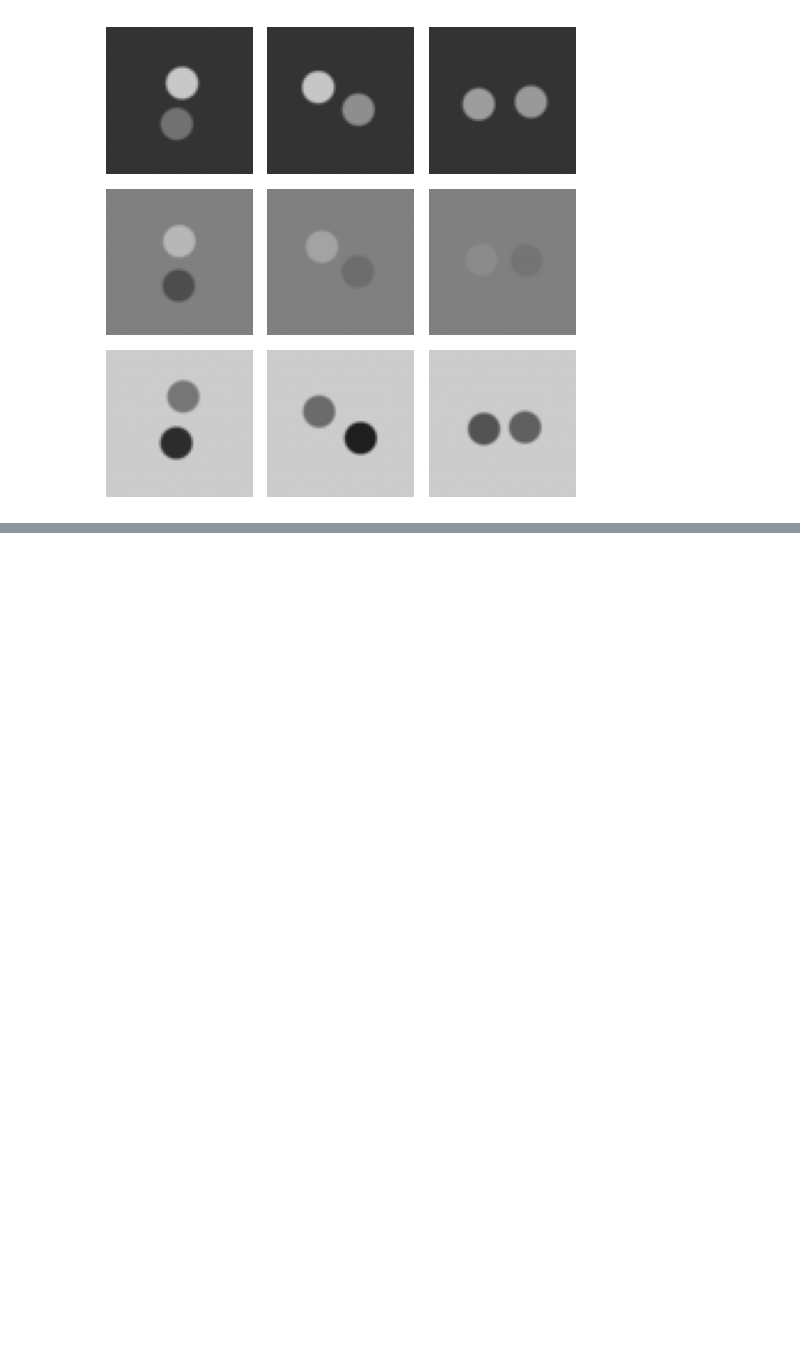
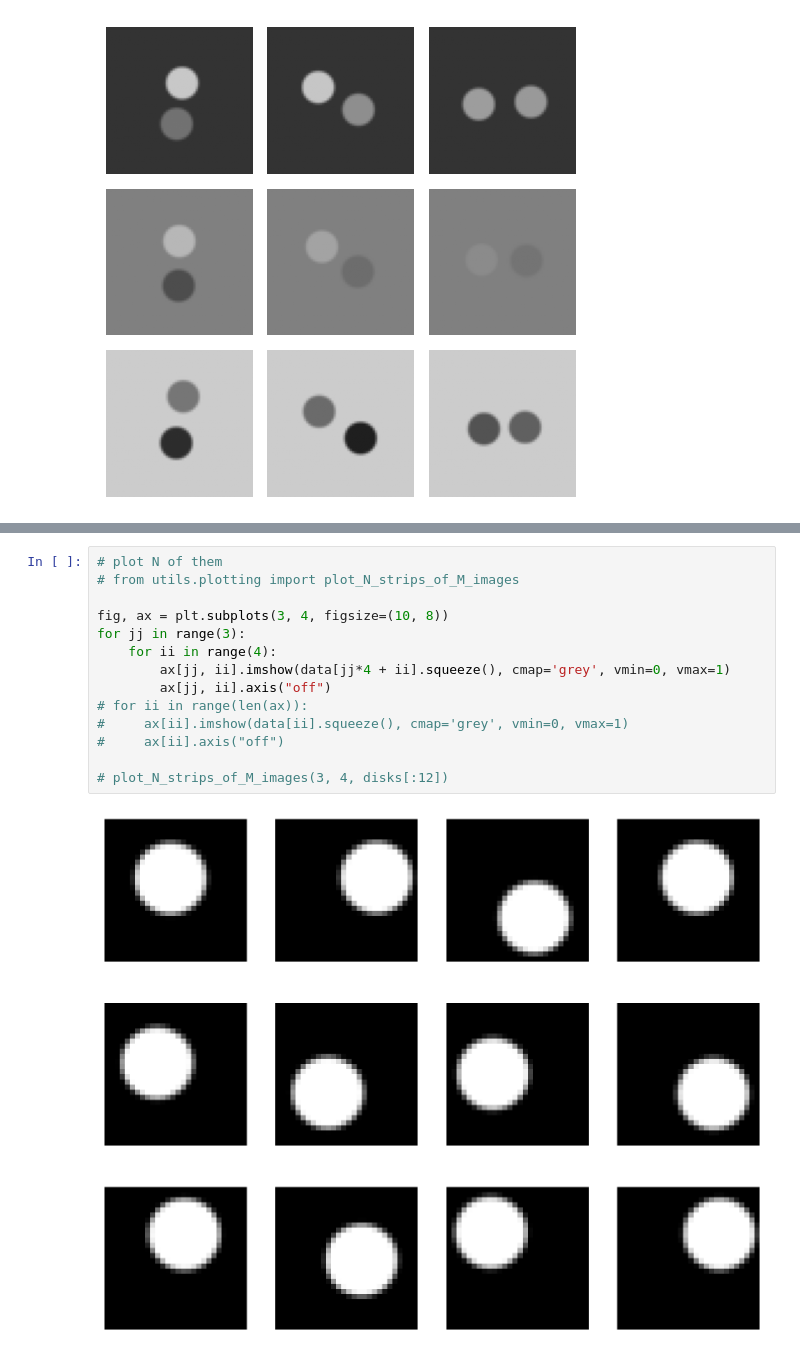
Before and after one commit to lyob/hdiva, a Jupyter notebook: a_datasets/disks/disks.ipynb, the cells around one changed output, grey strips where cells are left out. Saved outputs shown, nothing was run; the diff lists cells and outputs as text; blank space fills up the shorter version.

```diff
--- a/a_datasets/disks.ipynb
+++ b/a_datasets/disks/disks.ipynb
@@ -615,0 +673,16 @@ fig.tight_layout()
+# %%
+# plot N of them
+# from utils.plotting import plot_N_strips_of_M_images
+
+fig, ax = plt.subplots(3, 4, figsize=(10, 8))
+for jj in range(3):
+    for ii in range(4):
+        ax[jj, ii].imshow(data[jj*4 + ii].squeeze(), cmap='grey', vmin=0, vmax=1)
+        ax[jj, ii].axis("off")
+# for ii in range(len(ax)):
+#     ax[ii].imshow(data[ii].squeeze(), cmap='grey', vmin=0, vmax=1)
+#     ax[ii].axis("off")
+
+# plot_N_strips_of_M_images(3, 4, disks[:12])
+# %% [output]
+[figure, added]
```
Also changed, not shown: parts of 22 cells of this notebook, 33 other files.
